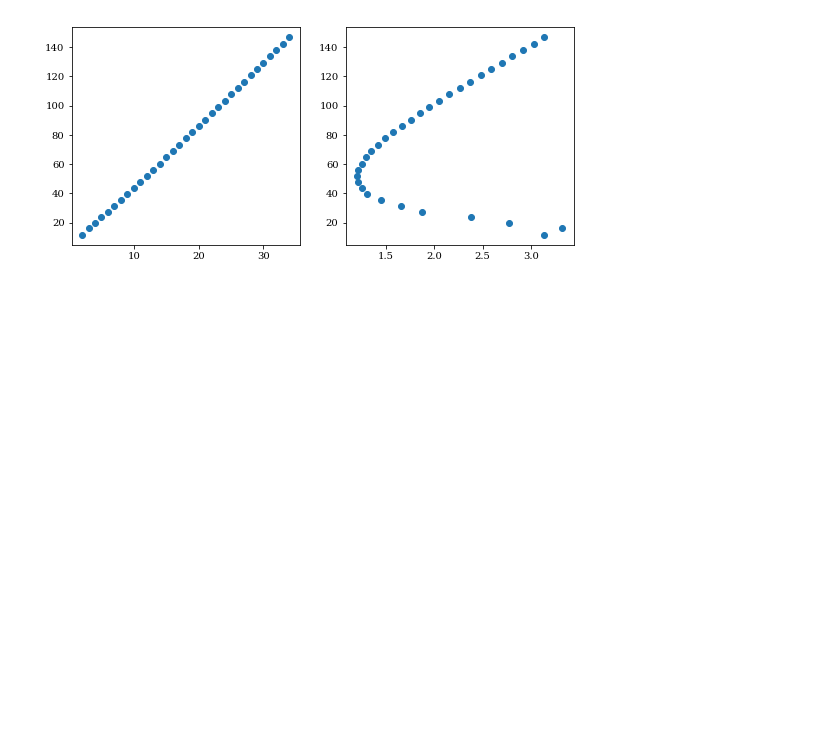
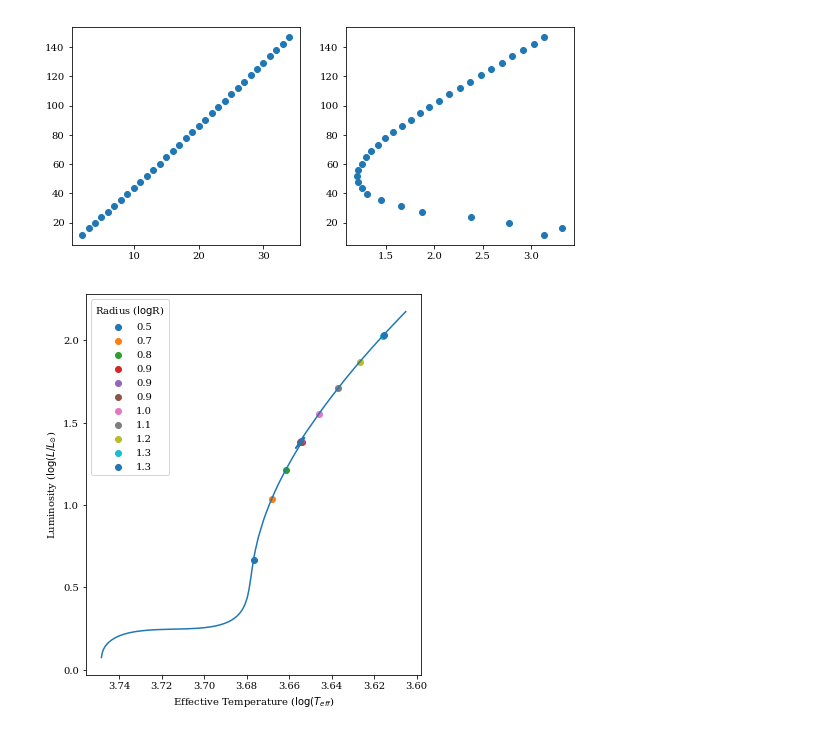
Before and after one commit to daw538/y4project, a Jupyter notebook: Dan_notebooks/mesa/mesareader.ipynb, the cells around one changed output. Cells and saved outputs as stored; diff of their text form; code cells hidden in the pictures; blank space fills up the shorter version.

Commit message:
Refined Fortran script to produce MESA profiles at set intervals of increasing stellar radius (and associated tests).

```diff
--- a/Dan_notebooks/mesa/mesareader.ipynb
+++ b/Dan_notebooks/mesa/mesareader.ipynb
@@ -67,3 +67,40 @@ dh = pd.read_csv(folder+file, skiprows=1, delim_whitespace=True, names=['model',
 prof1 = dh.loc[(dh.priority == 1)]['model'].min()
 prof2 = dh.loc[(dh.priority == 1)]['model'].max()
 prof = [prof1, prof2]
+# %%
+df = pd.read_csv('~/Documents/mesa/M1.0_Y0.24_0211.data', skiprows=5, delim_whitespace=True)
+pts = pd.read_csv('~/Documents/mesa/M1.0_Y0.24_0211.index', skiprows=1,
+                  names=['model', 'priority', 'profile'], delim_whitespace=True)
+pts = pts.loc[(pts.priority == 1)]['model']
+
+# This section of code is a test of a modification to the run_star_extras.f file
+# that outputs a profile file when the star increases in radius in 0.1 log_R units.
+# The conditions applied also allow multiple profiles to be produced for the region
+# around the RGB bump.
+
+# NOTE: This test appears to have been successful, and will now be applied to the
+# grid of models.
+
+plt.figure(1, figsize=(6,7))
+df = df.loc[(df.he_core_mass != 0.0)]
+plt.plot(df['log_Teff'], df['log_L'], label='')
+#plt.scatter(df.loc[(df.model_number == 1500)]['log_Teff'],
+#                df.loc[(df.model_number == 1500)]['log_L'], marker='x')
+#plt.scatter(df.loc[(np.abs(df['log_R']-0.85) < 0.01)]['log_Teff'],
+#                df.loc[(np.abs(df['log_R']-0.85) < 0.01)]['log_L'], alpha=0.5)
+for i in pts:
+    label = df.loc[(df.model_number == i)]['log_R'].values
+    plt.scatter(df.loc[(df.model_number == i)]['log_Teff'],
+                df.loc[(df.model_number == i)]['log_L'],
+                label = f'{label[0]:.1f}')
+
+
+plt.gca().invert_xaxis()
+plt.xlabel(r'Effective Temperature ($\log(T_{eff}$)')
+plt.ylabel(r'Luminosity ($\log(L/L_{\odot}$)')
+plt.legend(title=r'Radius ($\log$R)')
+
+
+plt.show()
+# %% [output]
+[figure, added]
```
Also changed, not shown: parts of 1 cell of this notebook, 2 other files.
